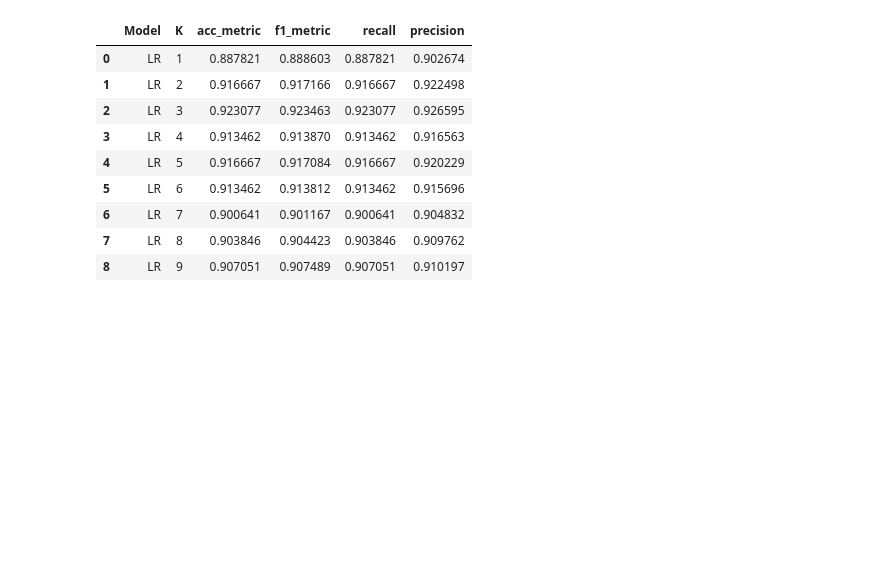
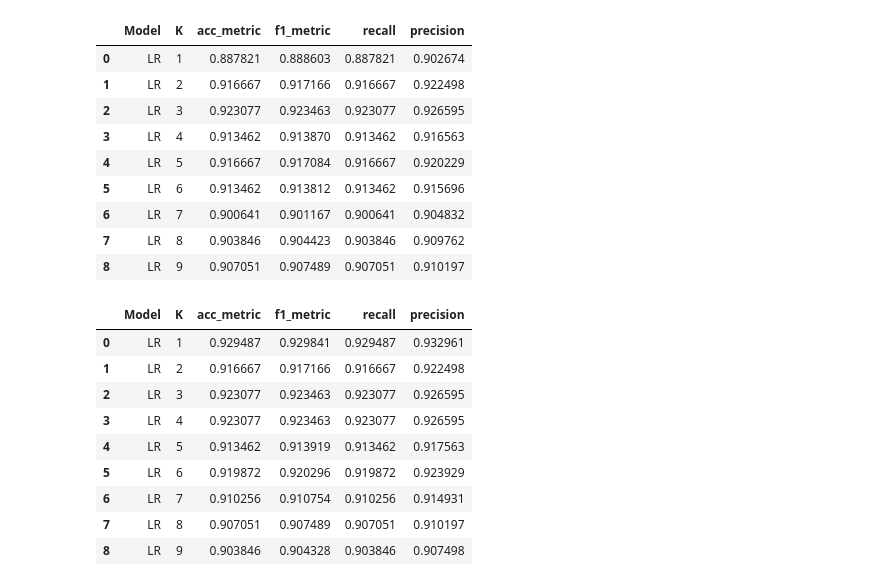
Before and after one commit to MaukanMir/Machine-Failure-Prediction, a Jupyter notebook: training.ipynb, the cells around one changed output. Cells and saved outputs as stored; diff of their text form; code cells hidden in the pictures; blank space fills up the shorter version.

Commit message:
mutual performs best

```diff
--- a/training.ipynb
+++ b/training.ipynb
@@ -394,3 +394,17 @@ test_kbest_columns(X, y, sample_model, models[0], model_name[0], kbest)
 | 6 | LR | 7 | 0.900641 | 0.901167 | 0.900641 | 0.904832 |
 | 7 | LR | 8 | 0.903846 | 0.904423 | 0.903846 | 0.909762 |
 | 8 | LR | 9 | 0.907051 | 0.907489 | 0.907051 | 0.910197 |
+# %%
+kbest = mutual_info_classif
+test_kbest_columns(X, y, sample_model, models[0], model_name[0], kbest)
+# %% [output]
+|  | Model | K | acc_metric | f1_metric | recall | precision |
+| 0 | LR | 1 | 0.929487 | 0.929841 | 0.929487 | 0.932961 |
+| 1 | LR | 2 | 0.916667 | 0.917166 | 0.916667 | 0.922498 |
+| 2 | LR | 3 | 0.923077 | 0.923463 | 0.923077 | 0.926595 |
+| 3 | LR | 4 | 0.923077 | 0.923463 | 0.923077 | 0.926595 |
+| 4 | LR | 5 | 0.913462 | 0.913919 | 0.913462 | 0.917563 |
+| 5 | LR | 6 | 0.919872 | 0.920296 | 0.919872 | 0.923929 |
+| 6 | LR | 7 | 0.910256 | 0.910754 | 0.910256 | 0.914931 |
+| 7 | LR | 8 | 0.907051 | 0.907489 | 0.907051 | 0.910197 |
+| 8 | LR | 9 | 0.903846 | 0.904328 | 0.903846 | 0.907498 |
```
